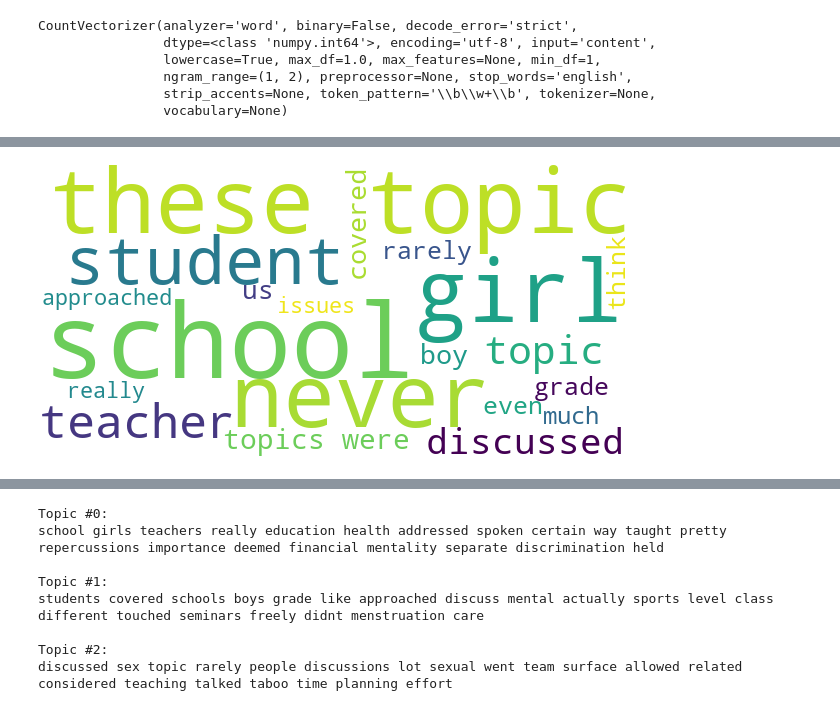
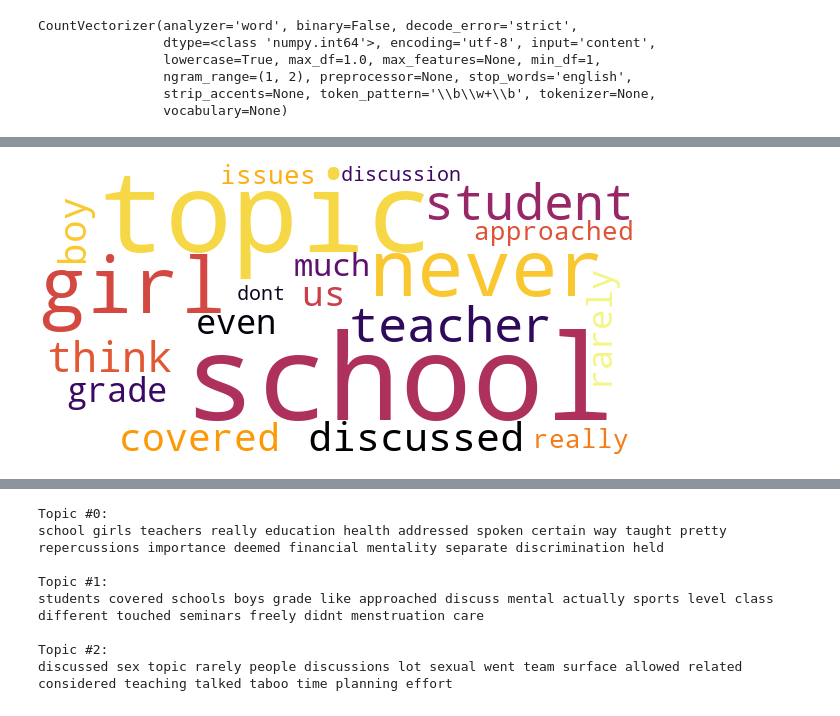
Before and after one commit to anusha0712/Sex-Ed-Survey, a Jupyter notebook: Education Survey.ipynb, the cells around one changed output, grey strips where cells are left out. Cells and saved outputs as stored; diff of their text form; code cells hidden in the pictures.

```diff
--- a/Education Survey.ipynb
+++ b/Education Survey.ipynb
@@ -288,7 +292,9 @@ es_tokens = long_string.split()
 #Remove stop words
 stop = stopwords.words("english")
 no_stop = [word for word in es_tokens if word not in stop]
-copy = no_stop
+#define a string without stop words
+unique_string=(" ").join(no_stop)
+copy = no_stop # a copy for later use
 freq_es = Counter(no_stop)
 #Print 20 most frequent words
 df_es = pd.DataFrame(freq_es.most_common(20), columns = ["Word", "Frequency"])
@@ -448,16 +419,17 @@ stop_df #the difference is that now the bigrams are aligned
 # %%
 # Define a word cloud variable
 cloud = WordCloud(background_color = "white",
                   max_words = 20,
                   contour_width = 5,
                   width = 600, height = 300,
-                  random_state = 5)
+                  random_state = 5, colormap= 'inferno')
 
 # Process the word cloud
-cloud.generate(long_string)
+cloud.generate(unique_string)
 
 # Visualize!
+#cloud.to_file('WordCloud.png')
 cloud.to_image()
 # %% [output]
-[figure, old version]
+[figure, new version]
 # %%
```
Also changed, not shown: parts of 32 cells of this notebook, 13 other files.
